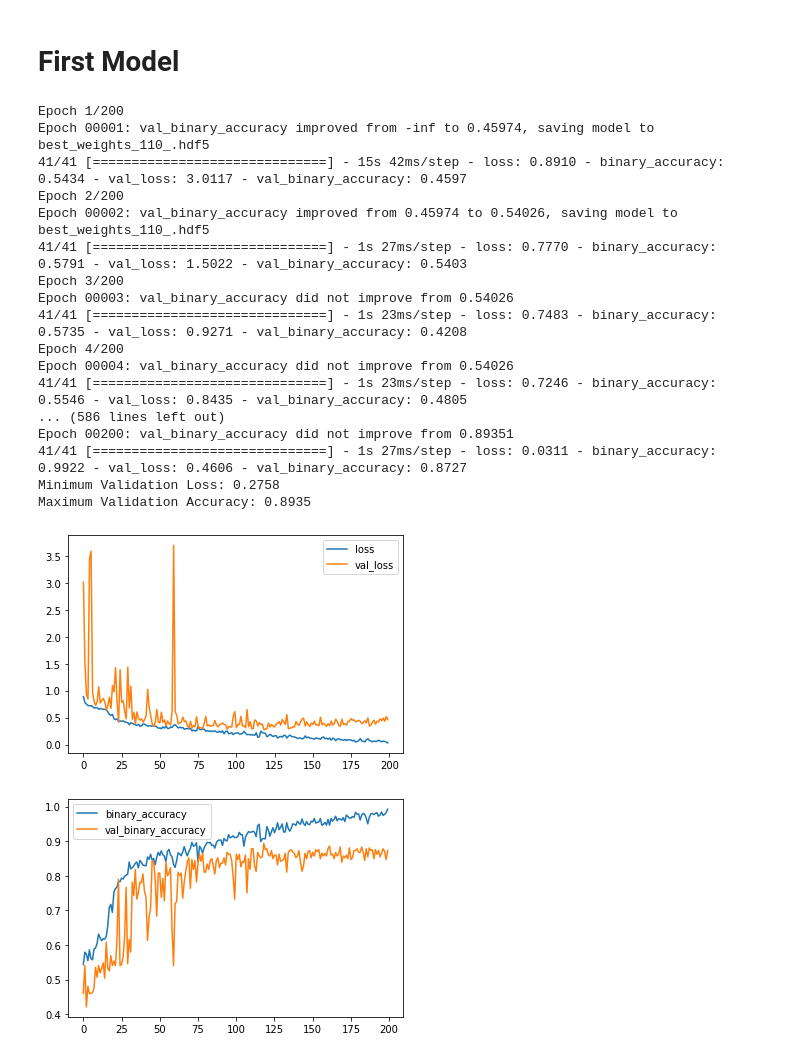
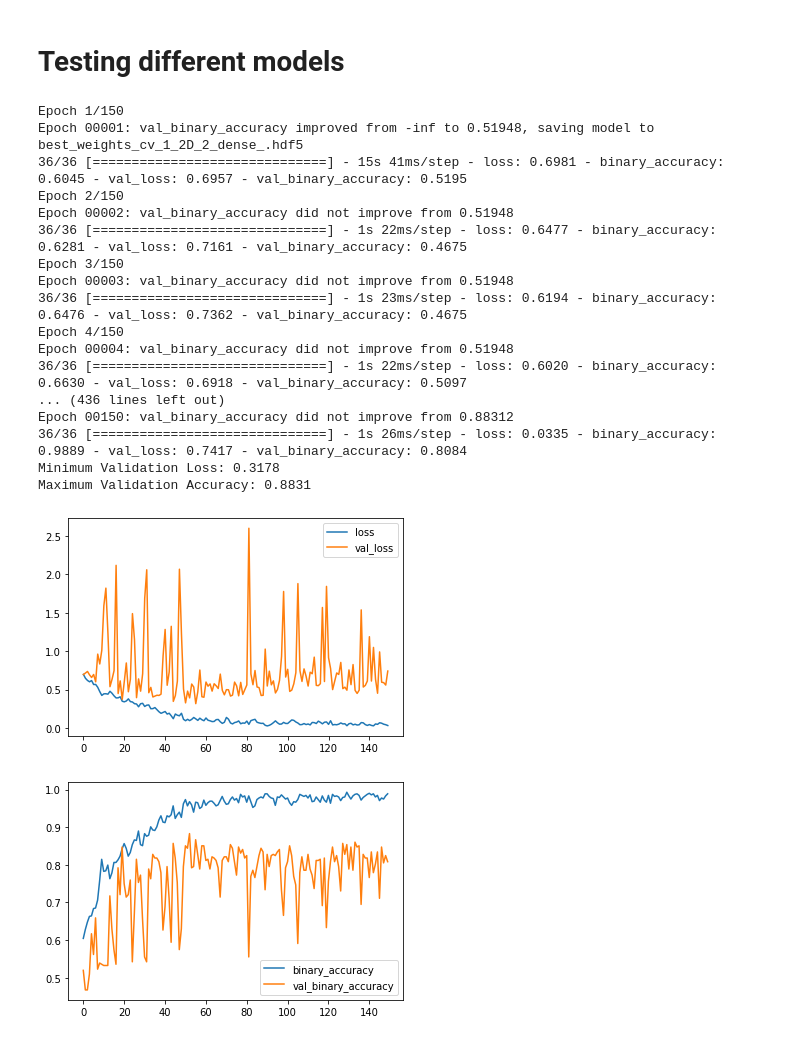
Before and after one commit to tboussaid/projet-i2e, a Jupyter notebook: deeplearning_explore.ipynb, the cells around one changed output. Cells and saved outputs as stored; diff of their text form; code cells hidden in the pictures.

```diff
--- a/deeplearning_explore.ipynb
+++ b/deeplearning_explore.ipynb
@@ -104,9 +133,4 @@ None
 # %%
 # Train/test split for the whole project as we don't have a test dataset
-df = df_raw.sample(frac = 0.8, random_state = 42)
+df_train = df.sample(frac = 0.8, random_state = 42)
 df_test = df_raw.drop(df.index)
-# Changing inc_angle from object to float64
-df.replace('na', np.NaN, inplace = True) # Replacing the 'na' text in inc_angle by NaN
-df['inc_angle'].astype('float', copy = False) # Casting inc_angle to float works with the NaN
-df[df.inc_angle.isna()] # 133 NaN
-print(df.info()) # inc_angle is now float64
@@ -127,45 +137,45 @@ None
 # %%
 X_b1=np.array(
-    [np.array(band).astype(np.float64).reshape(75, 75) for band in df["band_1"]]
+    [np.array(band).astype(np.float64).reshape(75, 75) for band in df_train["band_1"]]
     )
 
 X_b2=np.array(
-    [np.array(band).astype(np.float64).reshape(75, 75) for band in df["band_2"]]
+    [np.array(band).astype(np.float64).reshape(75, 75) for band in df_train["band_2"]]
     )
 
 train_cnn = np.concatenate([X_b1[:, :, :, np.newaxis], X_b2[:, :, :, np.newaxis]], axis=-1)
-target_cnn=df['is_iceberg']
+target_cnn=df_train['is_iceberg']
 # %%
 from sklearn.model_selection import train_test_split
 
 X_train_cnn, X_valid_cnn, y_train_cnn, y_valid_cnn = train_test_split(train_cnn, target_cnn, random_state=42, train_size=0.7)
-# %% [markdown]
-# First Model
+# %% [markdown]
+# Testing different models
 # %%
-covnet = DeepLearningExplore(df, X_train_cnn, X_valid_cnn, y_train_cnn, y_valid_cnn, batch_s = 22)
-cv_1 = covnet.create_model(2, 3)
+covnet = DeepLearningExplore(df, X_train_cnn, X_valid_cnn, y_train_cnn, y_valid_cnn, batch_s = 20)
+cv_1 = covnet.create_model(1, 2, drop_cv2D=True, normalization= True)
 # %%
-covnet.get_best_trained(cv_1, 200, verbose = True)
+covnet.get_best_trained(cv_1, 150, name="cv_1_2D_2_dense", verbose = True)
 # %% [output]
-Epoch 1/200
-Epoch 00001: val_binary_accuracy improved from -inf to 0.45974, saving model to best_weights_110_.hdf5
-41/41 [==============================] - 15s 42ms/step - loss: 0.8910 - binary_accuracy: 0.5434 - val_loss: 3.0117 - val_binary_accuracy: 0.4597
-Epoch 2/200
-Epoch 00002: val_binary_accuracy improved from 0.45974 to 0.54026, saving model to best_weights_110_.hdf5
-41/41 [==============================] - 1s 27ms/step - loss: 0.7770 - binary_accuracy: 0.5791 - val_loss: 1.5022 - val_binary_accuracy: 0.5403
-Epoch 3/200
-Epoch 00003: val_binary_accuracy did not improve from 0.54026
-41/41 [==============================] - 1s 23ms/step - loss: 0.7483 - binary_accuracy: 0.5735 - val_loss: 0.9271 - val_binary_accuracy: 0.4208
-Epoch 4/200
-Epoch 00004: val_binary_accuracy did not improve from 0.54026
-41/41 [==============================] - 1s 23ms/step - loss: 0.7246 - binary_accuracy: 0.5546 - val_loss: 0.8435 - val_binary_accuracy: 0.4805
-... (586 lines left out)
-Epoch 00200: val_binary_accuracy did not improve from 0.89351
-41/41 [==============================] - 1s 27ms/step - loss: 0.0311 - binary_accuracy: 0.9922 - val_loss: 0.4606 - val_binary_accuracy: 0.8727
-Minimum Validation Loss: 0.2758
-Maximum Validation Accuracy: 0.8935
+Epoch 1/150
+Epoch 00001: val_binary_accuracy improved from -inf to 0.51948, saving model to best_weights_cv_1_2D_2_dense_.hdf5
+36/36 [==============================] - 15s 41ms/step - loss: 0.6981 - binary_accuracy: 0.6045 - val_loss: 0.6957 - val_binary_accuracy: 0.5195
+Epoch 2/150
+Epoch 00002: val_binary_accuracy did not improve from 0.51948
+36/36 [==============================] - 1s 22ms/step - loss: 0.6477 - binary_accuracy: 0.6281 - val_loss: 0.7161 - val_binary_accuracy: 0.4675
+Epoch 3/150
+Epoch 00003: val_binary_accuracy did not improve from 0.51948
+36/36 [==============================] - 1s 23ms/step - loss: 0.6194 - binary_accuracy: 0.6476 - val_loss: 0.7362 - val_binary_accuracy: 0.4675
+Epoch 4/150
+Epoch 00004: val_binary_accuracy did not improve from 0.51948
+36/36 [==============================] - 1s 22ms/step - loss: 0.6020 - binary_accuracy: 0.6630 - val_loss: 0.6918 - val_binary_accuracy: 0.5097
+... (436 lines left out)
+Epoch 00150: val_binary_accuracy did not improve from 0.88312
+36/36 [==============================] - 1s 26ms/step - loss: 0.0335 - binary_accuracy: 0.9889 - val_loss: 0.7417 - val_binary_accuracy: 0.8084
+Minimum Validation Loss: 0.3178
+Maximum Validation Accuracy: 0.8831
-[figure, old version]
+[figure, new version]
-[figure, old version]
+[figure, new version]
 # %%
 tf.keras.utils.plot_model(cv_1)
 cv_1.summary()
```
Also changed, not shown: parts of 19 cells of this notebook, 1 other file.
